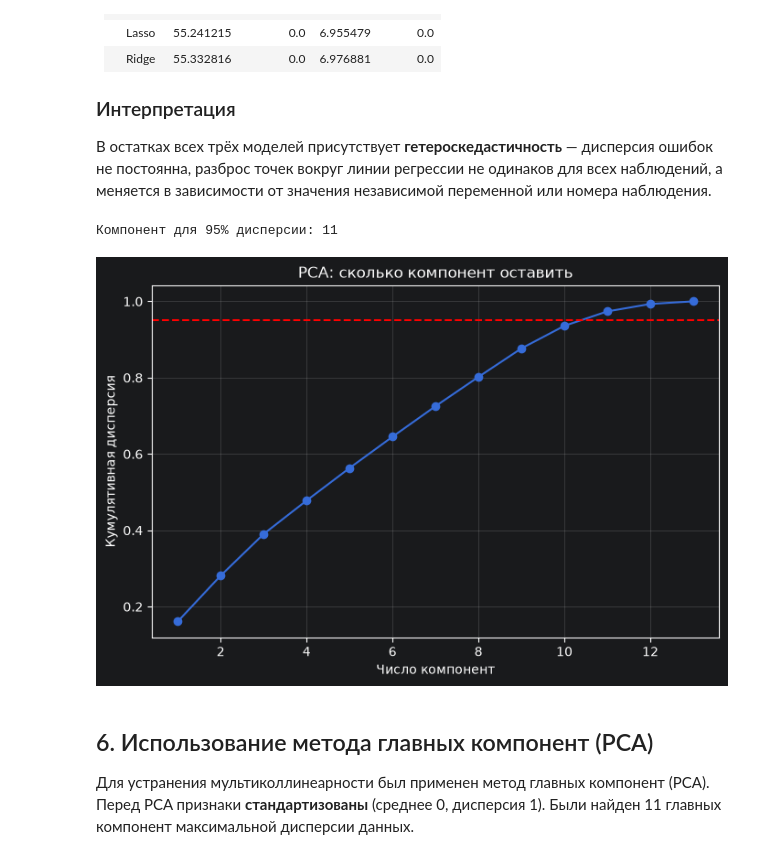
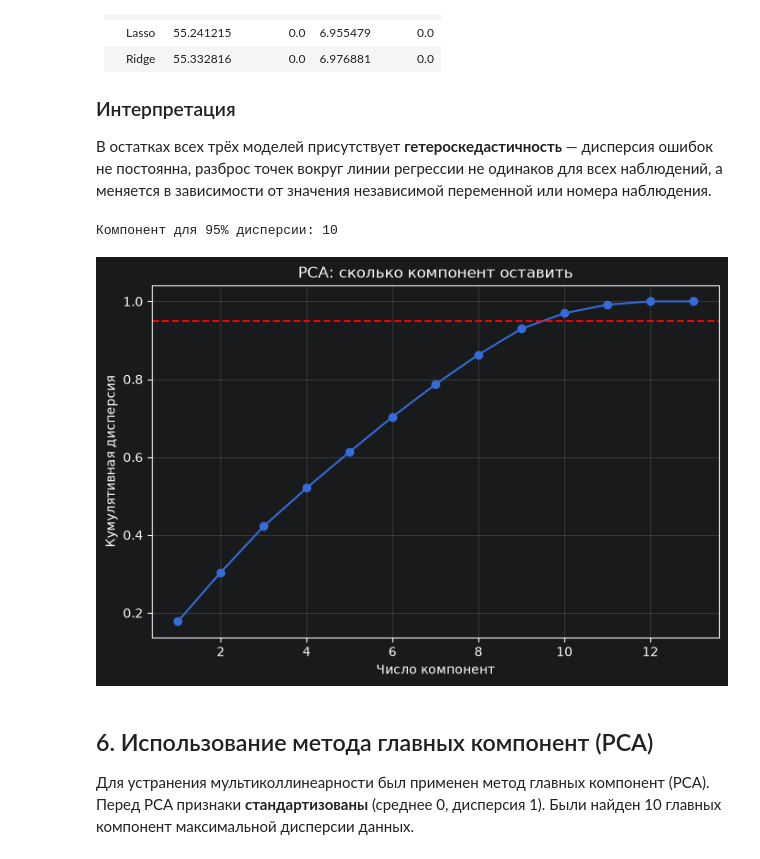
Before and after one commit to DariaNoImagination/Lab-1, a Jupyter notebook: lab1.ipynb, the cells around one changed output. Saved outputs shown, nothing was run; the diff lists cells and outputs as text; code cells hidden in the pictures.

```diff
--- a/lab1.ipynb
+++ b/lab1.ipynb
@@ -310,8 +309,8 @@ df_num = df_num.loc[:, df_num.std() > 0]
 vif_data = {}
 feature_names = df_num.columns.tolist()
 for col in feature_names:
-    X_others = df.drop(columns=[col]).values
-    y = df[col].values
+    X_others = df_num.drop(columns=[col]).values
+    y = df_num[col].values
     model = LinearRegression().fit(X_others, y)
     r_squared = model.score(X_others, y)
     if r_squared >= 1.0 - 1e-12:
@@ -445,12 +489,16 @@ def regression_metrics(y_true, y_pred):
         mape = float("nan")
 
     return {"RMSE": rmse, "R²": r2, "MAPE (%)": mape}
+
 results = {}
+for name, model in models.items():
+    y_pred = preds[name]["y_pred"]
+    metrics = regression_metrics(y_test, y_pred)
 
-for name, model in models.items():
-    metrics = regression_metrics(y_test, preds[name])
+    metrics["CV RMSE (mean)"] = preds[name]["cv_rmse_mean"]
+    metrics["CV RMSE (std)"]  = preds[name]["cv_rmse_std"]
+
     results[name] = metrics
-
     print(f"\n--- {name} ---")
     for k, v in metrics.items():
         print(f"  {k}: {v:.4f}")
@@ -556,26 +610,31 @@ for name, model in models.items():
 
 В остатках всех трёх моделей присутствует **гетероскедастичность** — дисперсия ошибок не постоянна, разброс точек вокруг линии регрессии не одинаков для всех наблюдений, а меняется в зависимости от значения независимой переменной или номера наблюдения.
 # %%
-pca_pipe = make_pipeline(StandardScaler(), PCA())
-X_proj = pca_pipe.fit_transform(X)
+scaler = StandardScaler()
+
+X_train_scaled = scaler.fit_transform(X_train)
+X_test_scaled = scaler.transform(X_test)
+
+pca_pipe = make_pipeline(PCA())
+X_proj = pca_pipe.fit_transform(X_train_scaled)
 
 pca = pca_pipe.named_steps["pca"]
 
 n95 = np.searchsorted(np.cumsum(pca.explained_variance_ratio_), 0.95) + 1
 print(f"Компонент для 95% дисперсии: {n95}")
 
 plt.figure(figsize=(8, 5))
 plt.plot(range(1, len(pca.explained_variance_ratio_)+1),
          np.cumsum(pca.explained_variance_ratio_), "o-")
 plt.axhline(0.95, color="red", ls="--")
 plt.xlabel("Число компонент"); plt.ylabel("Кумулятивная дисперсия")
 plt.title("PCA: сколько компонент оставить"); plt.grid(alpha=0.3); plt.show()
 # %% [output]
-Компонент для 95% дисперсии: 11
+Компонент для 95% дисперсии: 10
-[figure, old version]
+[figure, new version]
 # %% [markdown]
 ## 6. Использование метода главных компонент (PCA)
-Для устранения мультиколлинеарности был применен метод главных компонент (PCA). Перед PCA признаки **стандартизованы** (среднее 0, дисперсия 1). Были найден 11 главных компонент максимальной дисперсии данных.
+Для устранения мультиколлинеарности был применен метод главных компонент (PCA). Перед PCA признаки **стандартизованы** (среднее 0, дисперсия 1). Были найден 10 главных компонент максимальной дисперсии данных.
 # %%
 def _pca_preprocessor(n_components):
     return [
```
Also changed, not shown: parts of 10 cells of this notebook.
